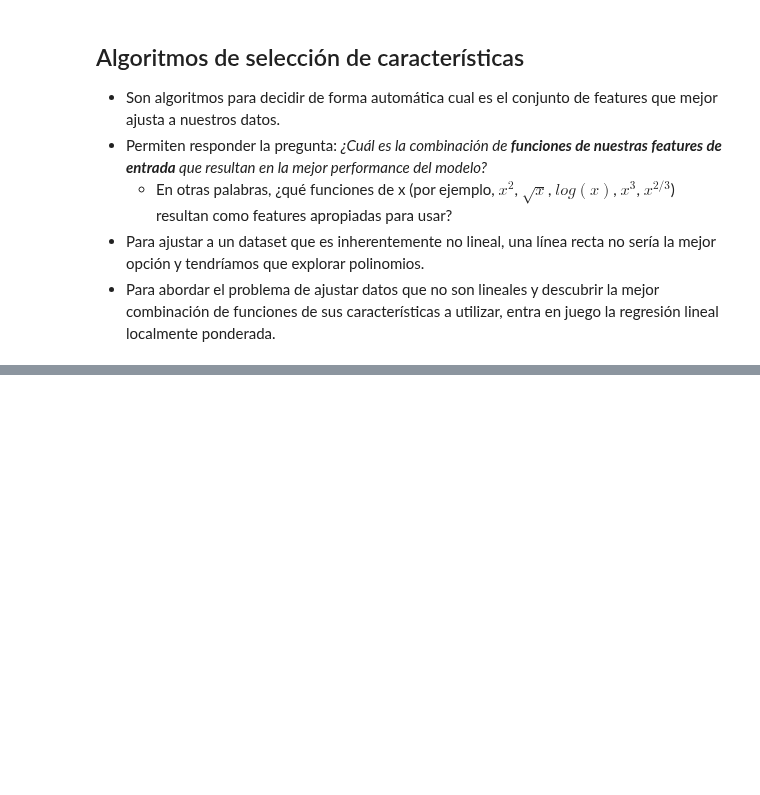
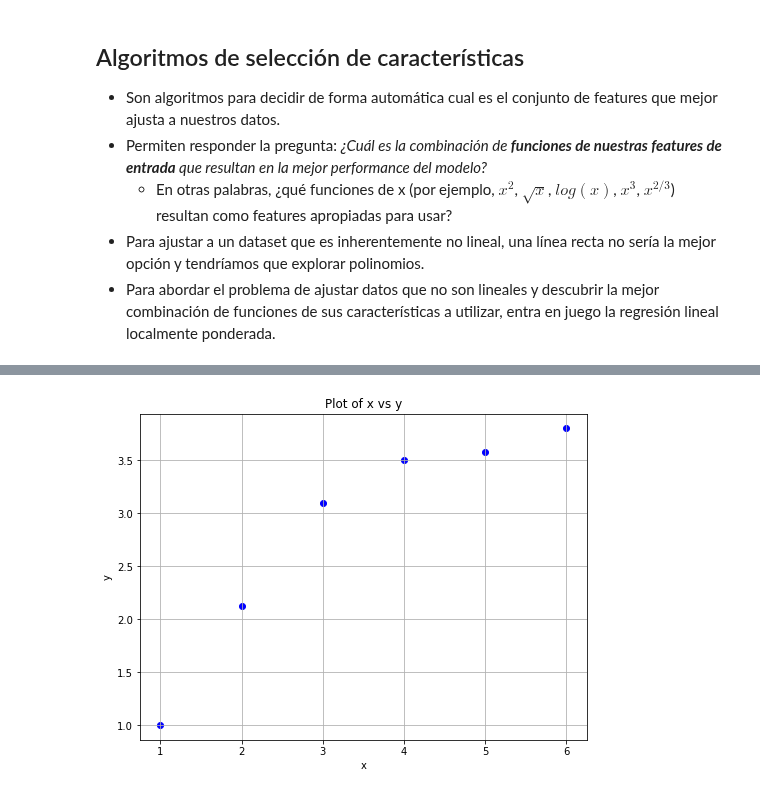
Before and after one commit to tmonreal/i302-Machine-Learning, a Jupyter notebook: Clase 7: Regresion Lineal Localmente Ponderada/clase7.ipynb, the cells around one changed output, grey strips where cells are left out. Cells and saved outputs as stored; diff of their text form; code cells hidden in the pictures; blank space fills up the shorter version.

```diff
--- a/Clase 7: Regresion Lineal Localmente Ponderada/clase7.ipynb
+++ b/Clase 7: Regresion Lineal Localmente Ponderada/clase7.ipynb
@@ -40,0 +34,15 @@
+# %%
+import matplotlib.pyplot as plt
+import numpy as np
+
+x_values = [1, 2, 3, 4, 5, 6]
+y_values = [1, 2.12, 3.1, 3.5, 3.58, 3.8]
+plt.figure(figsize=(8, 6))
+plt.scatter(x_values, y_values, marker='o', color='b')
+plt.title('Plot of x vs y')
+plt.xlabel('x')
+plt.ylabel('y')
+plt.grid(True)
+plt.show()
+# %% [output]
+[figure, added]
```
Also changed, not shown: parts of 21 cells of this notebook, 4 other files.
